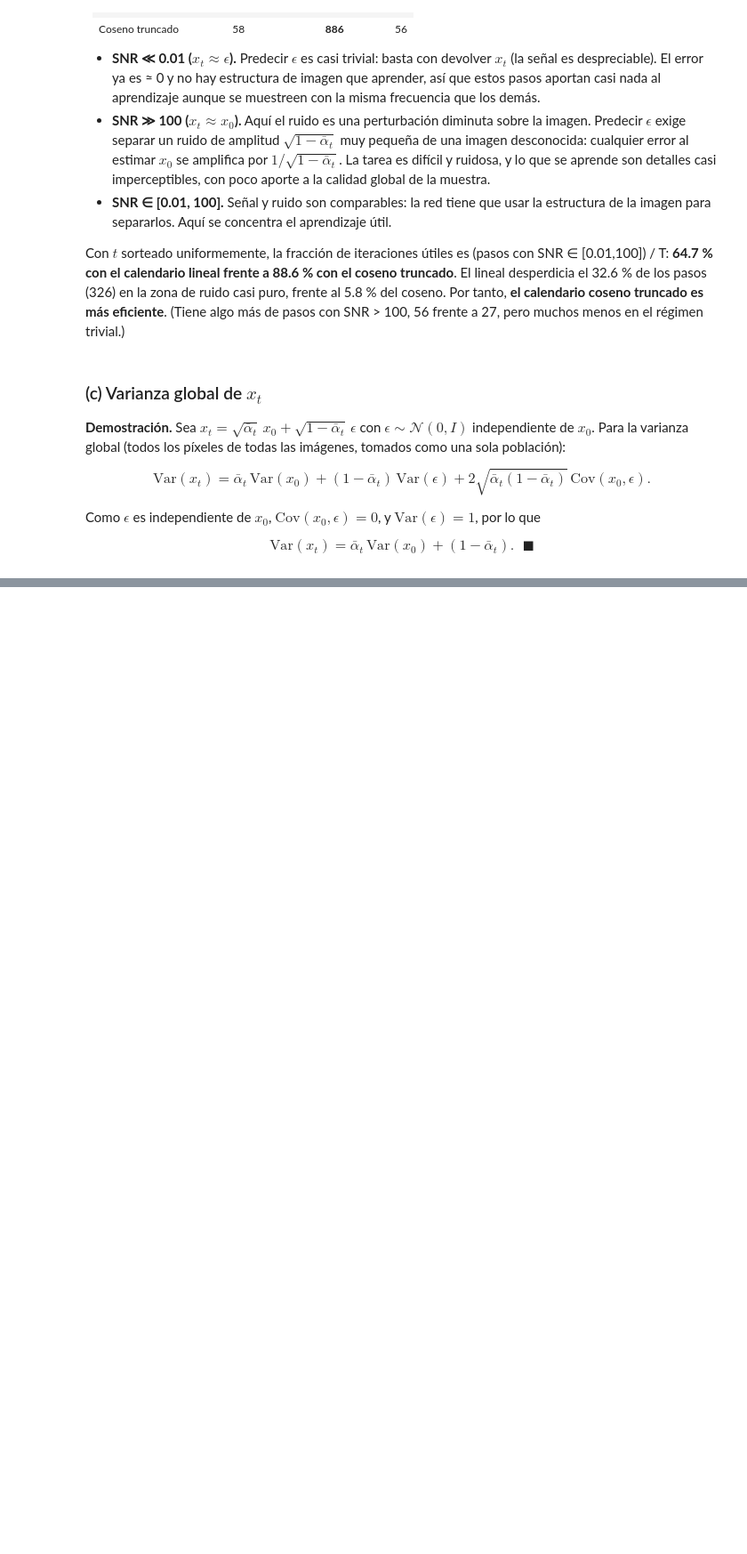
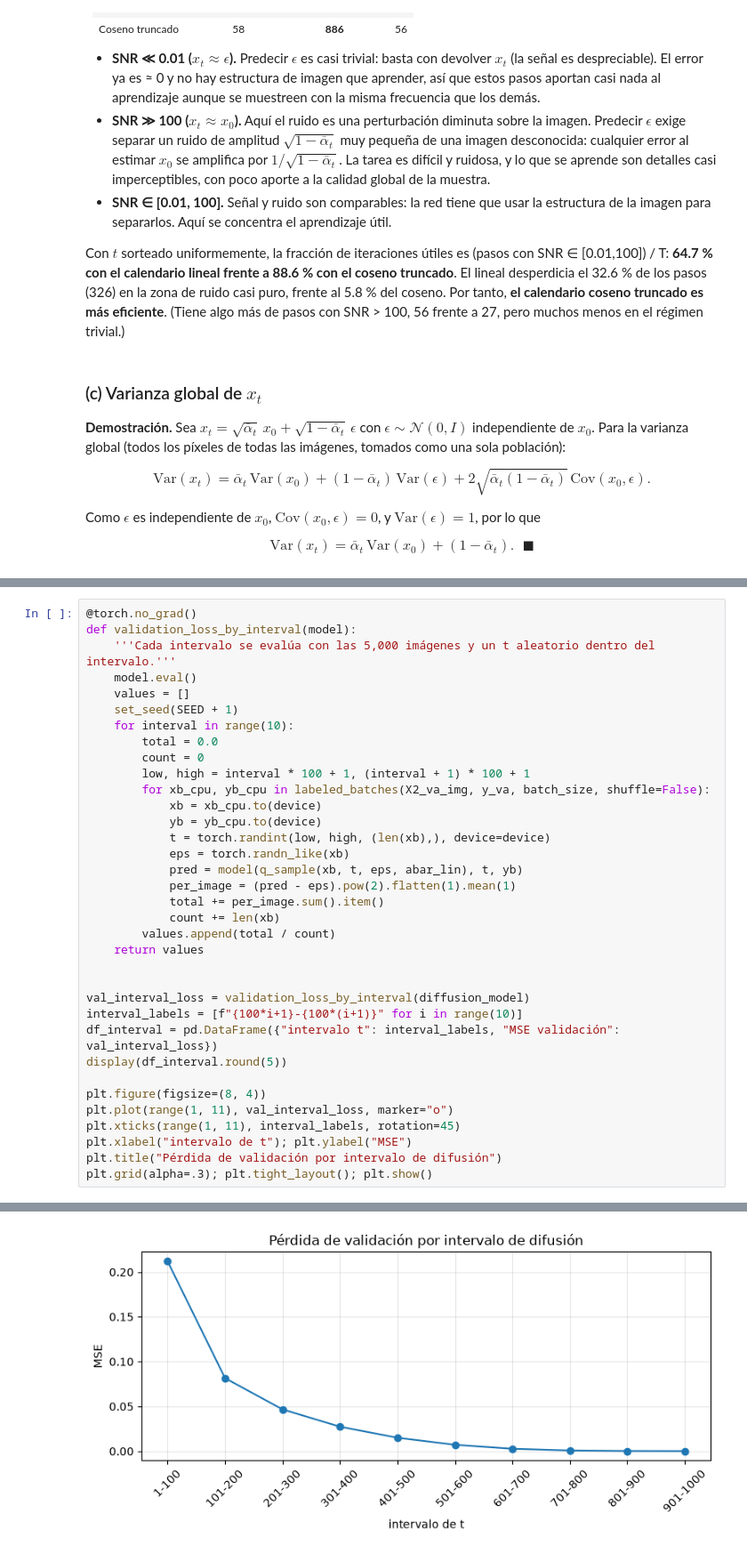
Before and after one commit to 0liRem/LAB9_DEEP, a Jupyter notebook: LAB9.ipynb, the cells around one changed output, grey strips where cells are left out. Shown at 89% size. Saved outputs shown, nothing was run; the diff lists cells and outputs as text; blank space fills up the shorter version.

```diff
--- a/LAB9.ipynb
+++ b/LAB9.ipynb
@@ -672,0 +836,36 @@ Las diferencias son del orden del ruido de muestreo: con ≈ 4.7 × 10⁷ valore
+# %%
+@torch.no_grad()
+def validation_loss_by_interval(model):
+    '''Cada intervalo se evalúa con las 5,000 imágenes y un t aleatorio dentro del intervalo.'''
+    model.eval()
+    values = []
+    set_seed(SEED + 1)
+    for interval in range(10):
+        total = 0.0
+        count = 0
+        low, high = interval * 100 + 1, (interval + 1) * 100 + 1
+        for xb_cpu, yb_cpu in labeled_batches(X2_va_img, y_va, batch_size, shuffle=False):
+            xb = xb_cpu.to(device)
+            yb = yb_cpu.to(device)
+            t = torch.randint(low, high, (len(xb),), device=device)
+            eps = torch.randn_like(xb)
+            pred = model(q_sample(xb, t, eps, abar_lin), t, yb)
+            per_image = (pred - eps).pow(2).flatten(1).mean(1)
+            total += per_image.sum().item()
+            count += len(xb)
+        values.append(total / count)
+    return values
+
+
+val_interval_loss = validation_loss_by_interval(diffusion_model)
+interval_labels = [f"{100*i+1}-{100*(i+1)}" for i in range(10)]
+df_interval = pd.DataFrame({"intervalo t": interval_labels, "MSE validación": val_interval_loss})
+display(df_interval.round(5))
+
+plt.figure(figsize=(8, 4))
+plt.plot(range(1, 11), val_interval_loss, marker="o")
+plt.xticks(range(1, 11), interval_labels, rotation=45)
+plt.xlabel("intervalo de t"); plt.ylabel("MSE")
+plt.title("Pérdida de validación por intervalo de difusión")
+plt.grid(alpha=.3); plt.tight_layout(); plt.show()
+# %% [output]
@@ -672,0 +883 @@ Las diferencias son del orden del ruido de muestreo: con ≈ 4.7 × 10⁷ valore
+[figure, added]
```
Also changed, not shown: parts of 47 cells of this notebook, 1 other file.
